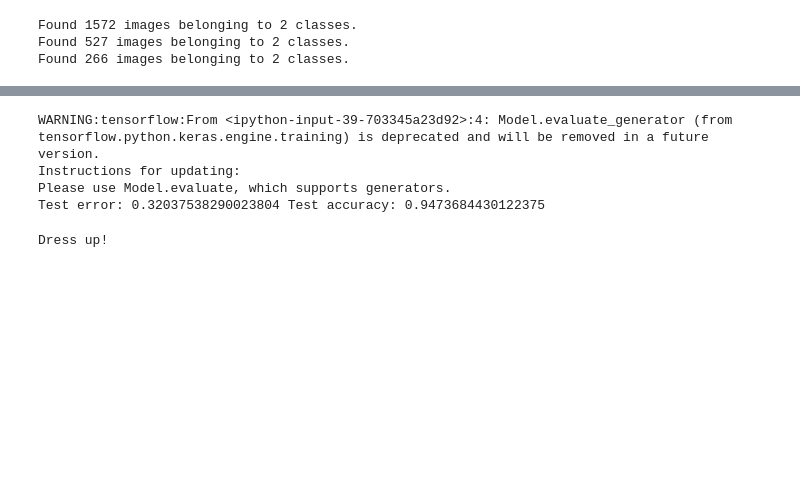
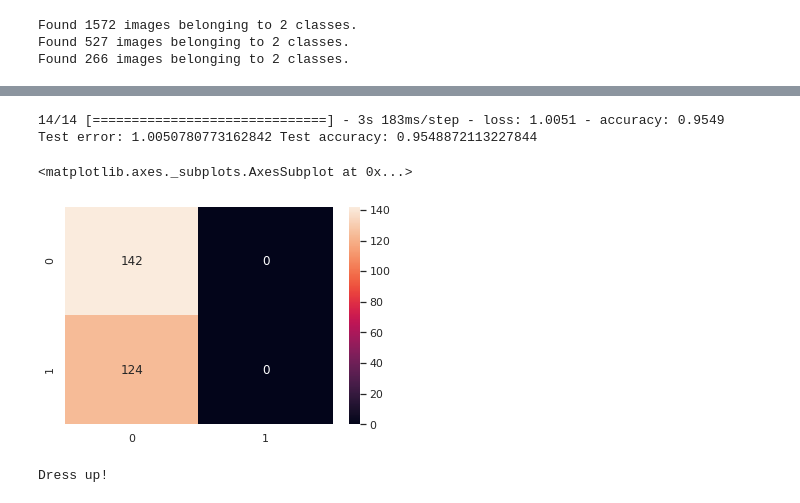
Before and after one commit to LaTsa99/DeepMinds, a Jupyter notebook: DeepMinds.ipynb, the cells around one changed output, grey strips where cells are left out. Cells and saved outputs as stored; diff of their text form; code cells hidden in the pictures; blank space fills up the shorter version.

```diff
--- a/DeepMinds.ipynb
+++ b/DeepMinds.ipynb
@@ -119,13 +157,24 @@ from keras.models import load_model
 
 model = load_model('model.hdf5')
 # TODO: Model.evaluate
-test_err = model.evaluate_generator(test_generator)
+test_err = model.evaluate(test_generator)
 print('Test error:', test_err[0], 'Test accuracy:', test_err[1])
 # %% [output]
-WARNING:tensorflow:From <ipython-input-39-703345a23d92>:4: Model.evaluate_generator (from tensorflow.python.keras.engine.training) is deprecated and will be removed in a future version.
-Instructions for updating:
-Please use Model.evaluate, which supports generators.
-Test error: 0.32037538290023804 Test accuracy: 0.9473684430122375
+14/14 [==============================] - 3s 183ms/step - loss: 1.0051 - accuracy: 0.9549
+Test error: 1.0050780773162842 Test accuracy: 0.9548872113227844
+# %%
+#conf matrix
+from sklearn.metrics import confusion_matrix
+import seaborn as sns
+
+#print(test_generator.labels)
+preds = model.predict(test_generator)
+conf = confusion_matrix(test_generator.labels, np.argmax(preds, axis=1))
+sns.set()
+sns.heatmap(conf, annot=True, fmt='d')
+# %% [output]
+<matplotlib.axes._subplots.AxesSubplot at 0x...>
+[figure, added]
 # %%
 from tensorflow.keras.preprocessing import image
 import numpy as np
```
Also changed, not shown: parts of 13 cells of this notebook.
